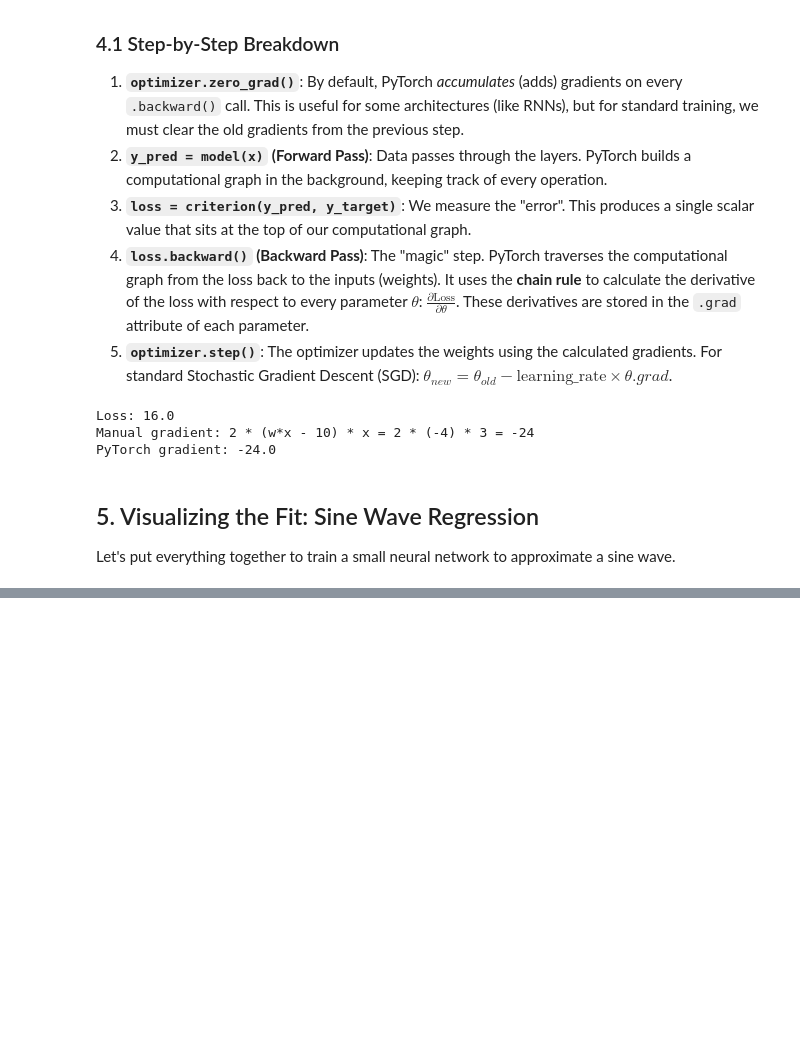
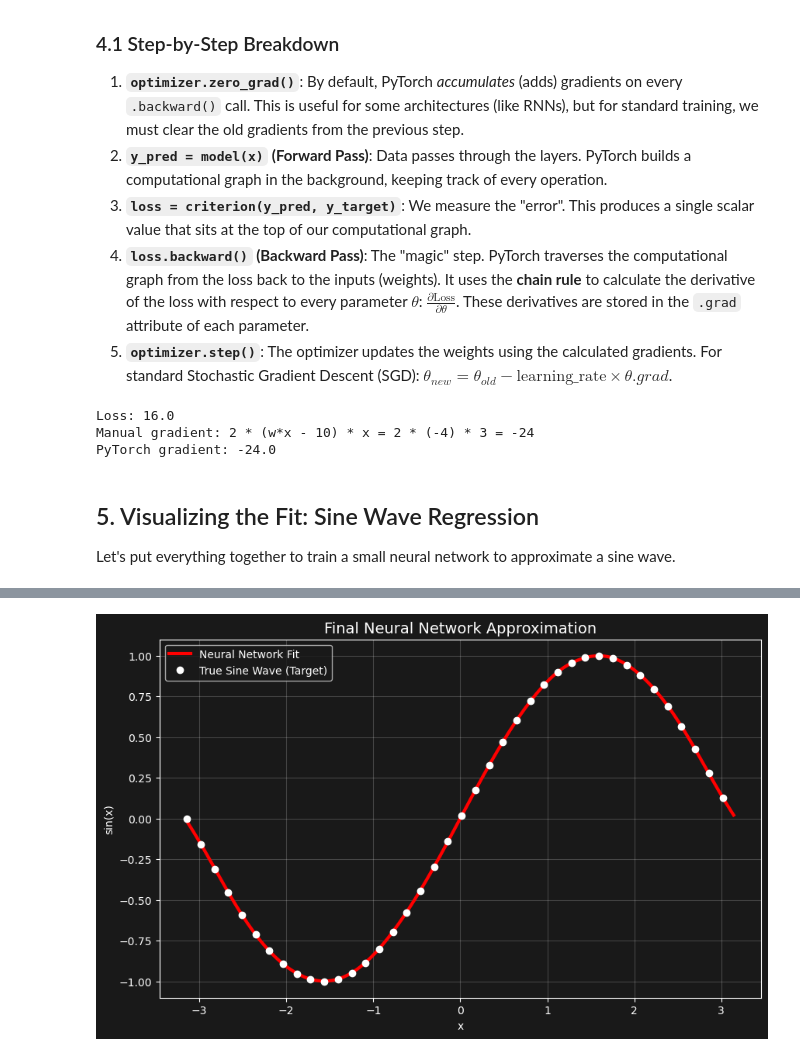
Before and after one commit to gevero/PlasmonicaSchool2026, a Jupyter notebook: notebooks/01_pytorch_intro.ipynb, the cells around one changed output, grey strips where cells are left out. Cells and saved outputs as stored; diff of their text form; code cells hidden in the pictures; blank space fills up the shorter version.

```diff
--- a/notebooks/01_pytorch_intro.ipynb
+++ b/notebooks/01_pytorch_intro.ipynb
@@ -252,0 +232,19 @@ Epoch 800, Loss: 0.000002
+# %%
+# Initialize figure and axes
+fig, ax = plt.subplots(figsize=(10, 6))
+
+skip = 5
+# Call plot on the axes object
+ax.plot(x_train.numpy(), y_final.numpy(), 'r-', label='Neural Network Fit', linewidth=3)
+ax.plot(x_train.numpy()[::skip], y_train.numpy()[::skip], 'w.', label='True Sine Wave (Target)', markersize=12)
+
+# Use 'set_' methods for titles and labels on the axes
+ax.set_title("Final Neural Network Approximation", fontsize=14)
+ax.set_xlabel("x")
+ax.set_ylabel("sin(x)")
+
+# Legend and grid are also called on the axes
+ax.legend()
+ax.grid(True, alpha=0.2)
+# %% [output]
+[figure, added]
```
Also changed, not shown: parts of 4 cells of this notebook, 4 other files.
